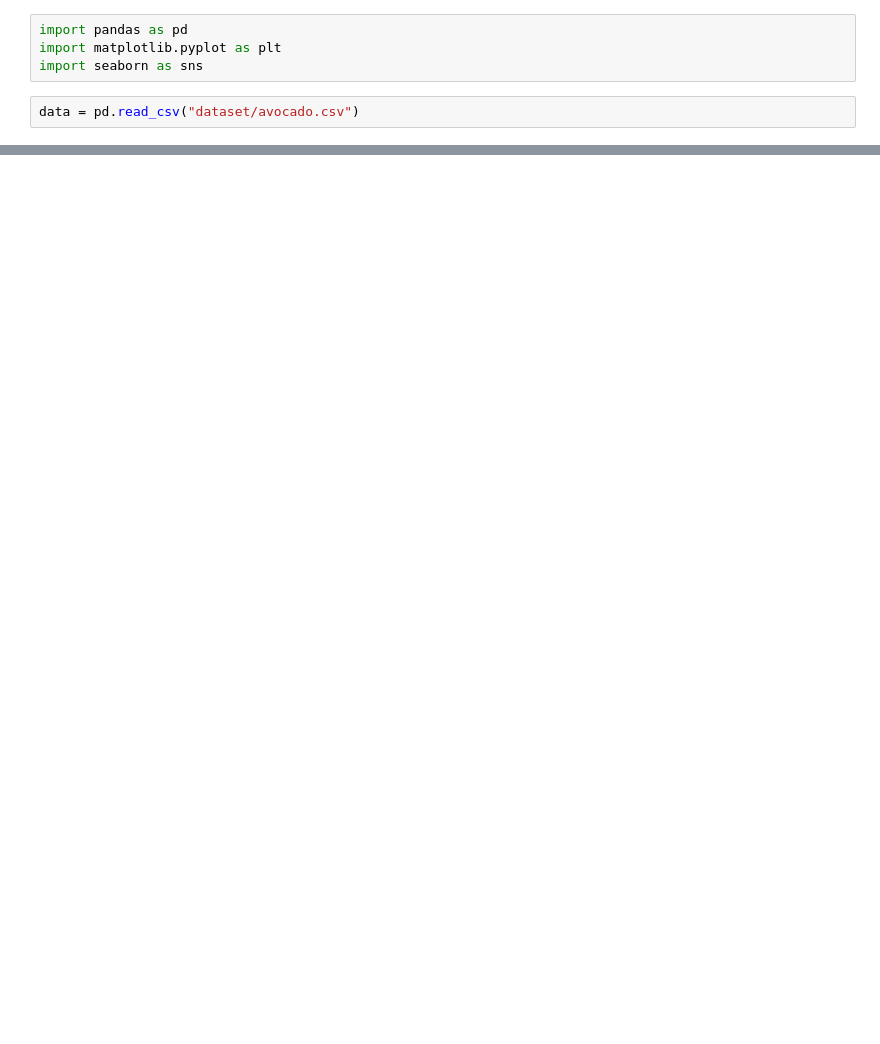
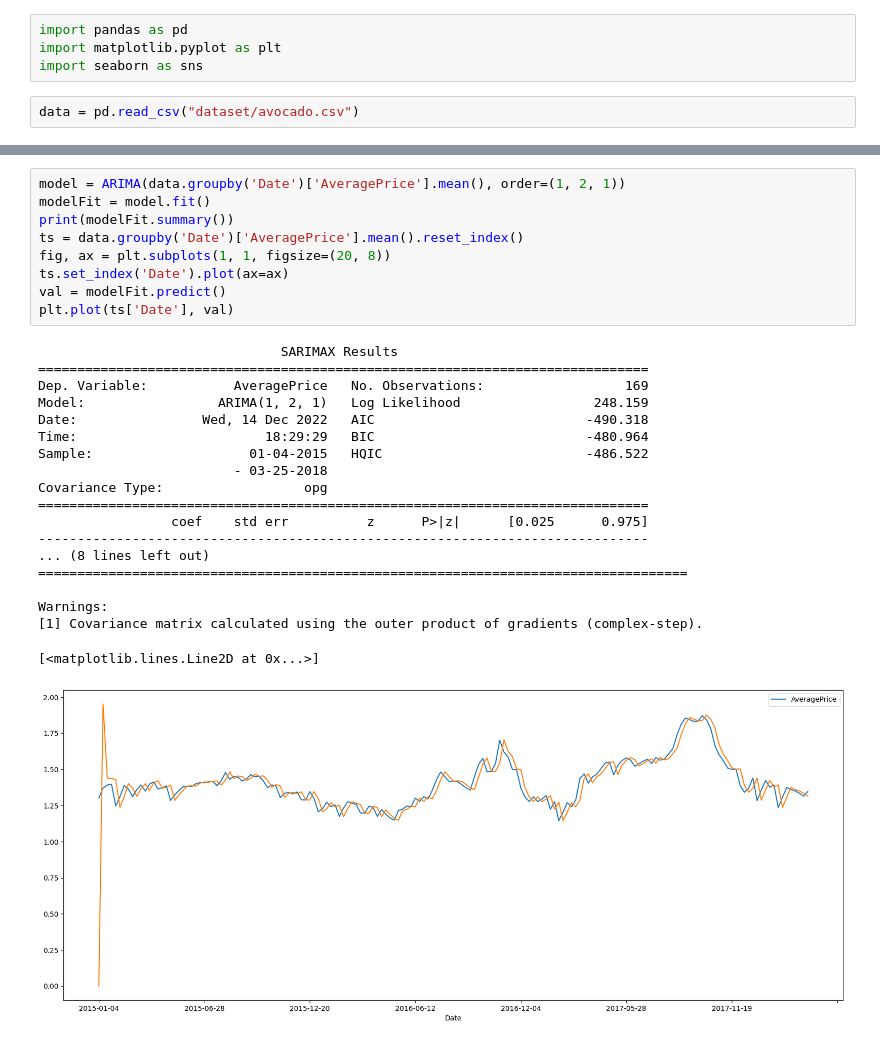
Before and after one commit to sivansh11/Automation-Ai-2, a Jupyter notebook: model.ipynb, the cells around one changed output, grey strips where cells are left out. Saved outputs shown, nothing was run; the diff lists cells and outputs as text; blank space fills up the shorter version.

```diff
--- a/model.ipynb
+++ b/model.ipynb
@@ -51,0 +37,29 @@ Warnings:
+# %%
+model = ARIMA(data.groupby('Date')['AveragePrice'].mean(), order=(1, 2, 1))
+modelFit = model.fit()
+print(modelFit.summary())
+ts = data.groupby('Date')['AveragePrice'].mean().reset_index()
+fig, ax = plt.subplots(1, 1, figsize=(20, 8))
+ts.set_index('Date').plot(ax=ax)
+val = modelFit.predict()
+plt.plot(ts['Date'], val)
+# %% [output]
+                               SARIMAX Results
+==============================================================================
+Dep. Variable:           AveragePrice   No. Observations:                  169
+Model:                 ARIMA(1, 2, 1)   Log Likelihood                 248.159
+Date:                Wed, 14 Dec 2022   AIC                           -490.318
+Time:                        18:29:29   BIC                           -480.964
+Sample:                    01-04-2015   HQIC                          -486.522
+                         - 03-25-2018
+Covariance Type:                  opg
+==============================================================================
+                 coef    std err          z      P>|z|      [0.025      0.975]
+------------------------------------------------------------------------------
+... (8 lines left out)
+===================================================================================
+
+Warnings:
+[1] Covariance matrix calculated using the outer product of gradients (complex-step).
+[<matplotlib.lines.Line2D at 0x...>]
+[figure, added]
```
Also changed, not shown: parts of 3 cells of this notebook.
